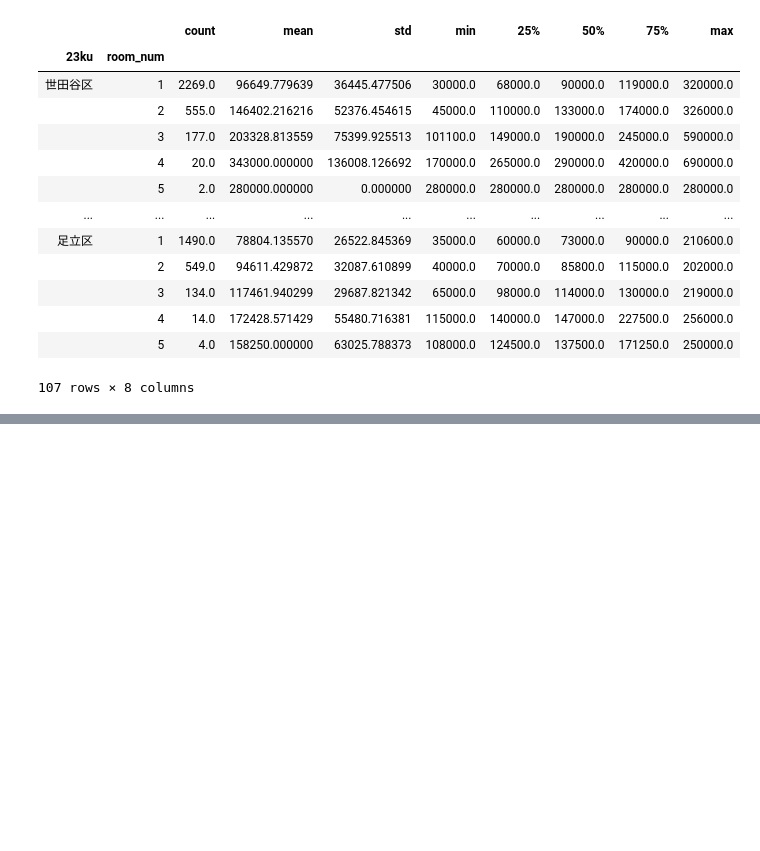
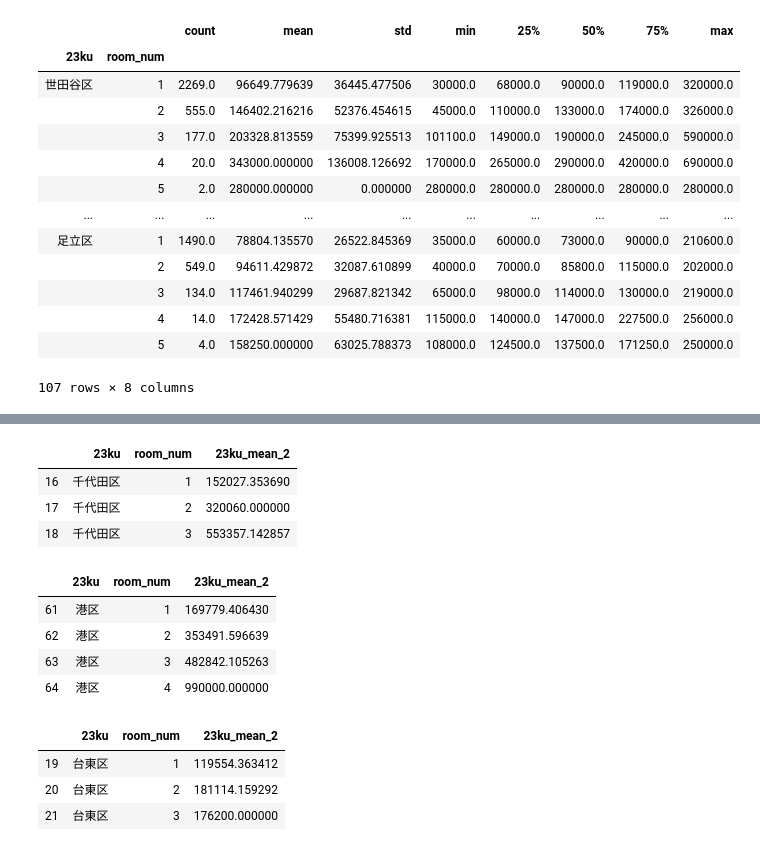
Before and after one commit to yaneura-no-gomi/mynavi_2019, a Jupyter notebook: notebook/Untitled.ipynb, the cells around one changed output, grey strips where cells are left out. Drawn from its saved outputs; the diff is of its cells as text; code cells hidden in the pictures; blank space fills up the shorter version.

```diff
--- a/notebook/Untitled.ipynb
+++ b/notebook/Untitled.ipynb
@@ -104,0 +174,26 @@ tra.groupby(by=['23ku','room_num']).describe()['y']
+# %%
+ku_mean_2 = ku_mean_2[ku_mean_2['room_num']<5].reset_index(drop=True)
+ku_mean_2.to_csv('../processed_data/23ku_mean_2.csv')
+# 千代田区と台東区だけ4部屋以上のデータがないのでそれぞれ分布が似ている
+# 港区と江東区のデータで補完
+ku_mean_2[ku_mean_2['23ku']=='千代田区']
+# %% [output]
+|  | 23ku | room_num | 23ku_mean_2 |
+| 16 | 千代田区 | 1 | 152027.353690 |
+| 17 | 千代田区 | 2 | 320060.000000 |
+| 18 | 千代田区 | 3 | 553357.142857 |
+# %%
+ku_mean_2[ku_mean_2['23ku']=='港区']
+# %% [output]
+|  | 23ku | room_num | 23ku_mean_2 |
+| 61 | 港区 | 1 | 169779.406430 |
+| 62 | 港区 | 2 | 353491.596639 |
+| 63 | 港区 | 3 | 482842.105263 |
+| 64 | 港区 | 4 | 990000.000000 |
+# %%
+ku_mean_2[ku_mean_2['23ku']=='台東区']
+# %% [output]
+|  | 23ku | room_num | 23ku_mean_2 |
+| 19 | 台東区 | 1 | 119554.363412 |
+| 20 | 台東区 | 2 | 181114.159292 |
+| 21 | 台東区 | 3 | 176200.000000 |
```
Also changed, not shown: parts of 10 cells of this notebook, 8 other files.
